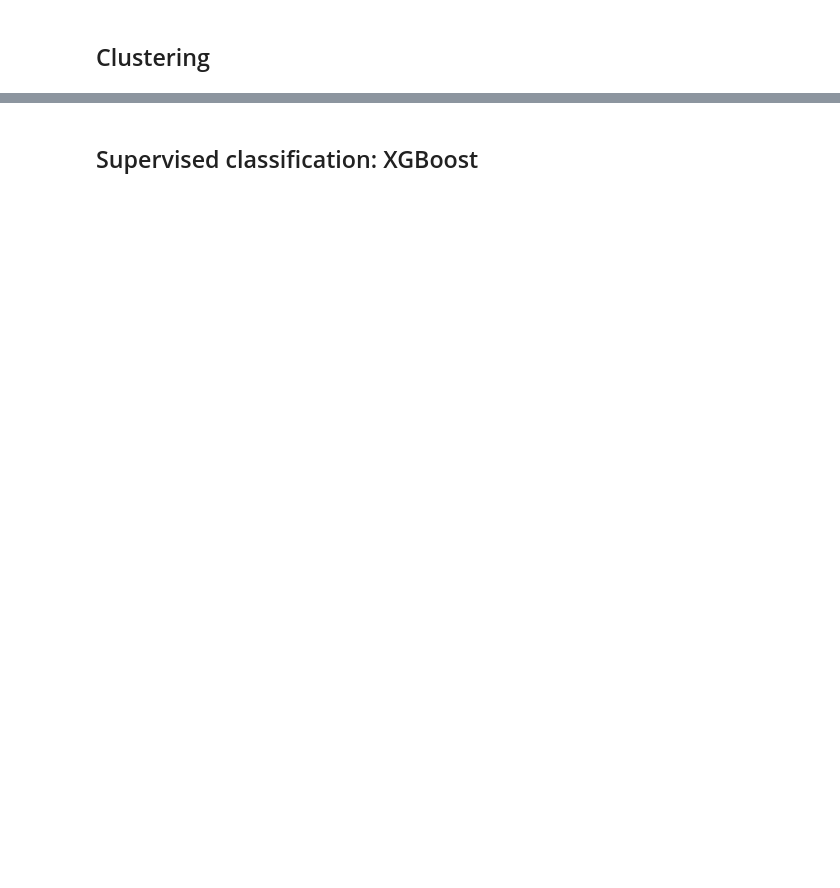
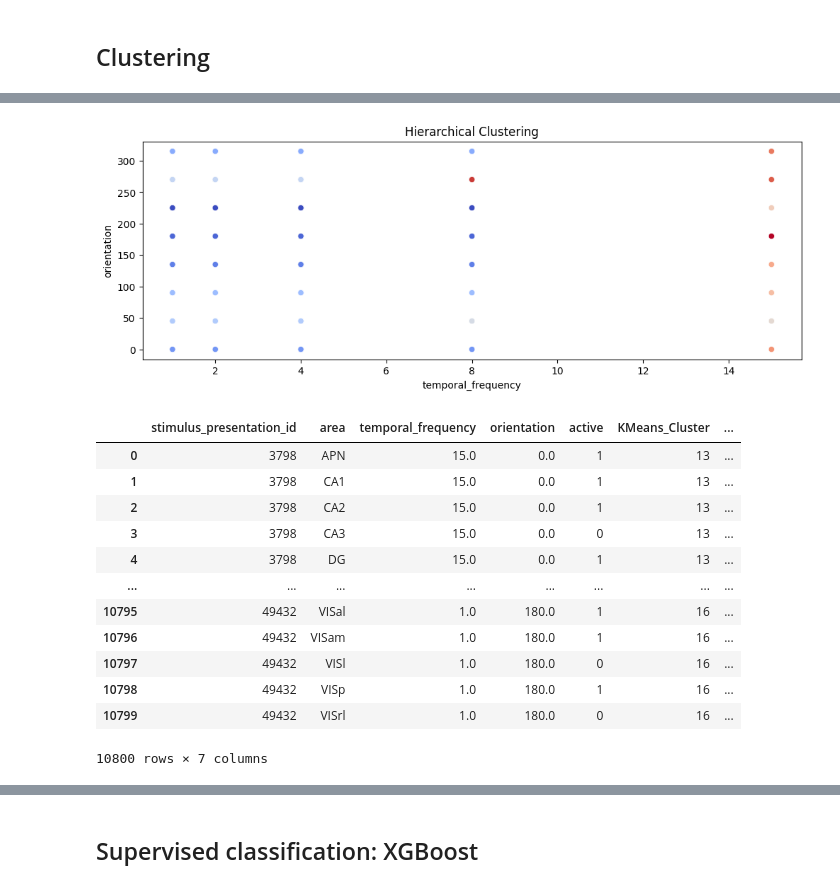
Before and after one commit to FilippoRonzino/mathematical-modelling-for-neuroscience, a Jupyter notebook: Clustering/classification_drifting_gratings.ipynb, the cells around one changed output, grey strips where cells are left out. Drawn from its saved outputs; the diff is of its cells as text; code cells hidden in the pictures; blank space fills up the shorter version.

```diff
--- a/Clustering/classification_drifting_gratings.ipynb
+++ b/Clustering/classification_drifting_gratings.ipynb
@@ -34,0 +72,25 @@ dataset
+# %%
+def apply_hierarchical_clustering(dataset, n_clusters, x_col='temporal_frequency', y_col='orientation'):
+    """
+    Applies Agglomerative (Hierarchical) Clustering to the dataset and plots the result.
+
+    Parameters:
+    - dataset: pandas DataFrame containing the data.
+    - n_clusters: int, number of clusters to form.
+    - x_col: str, feature name for x-axis in the plot.
+    - y_col: str, feature name for y-axis in the plot.
+
+    Returns:
+    - dataset: DataFrame with a new 'Hierarchical_Cluster' column.
+    """
+    X = dataset[[x_col, y_col]]
+    agglo = AgglomerativeClustering(n_clusters=n_clusters)
+    dataset['Hierarchical_Cluster'] = agglo.fit_predict(X)
+
+    plt.figure(figsize=(12, 4))
+    sns.scatterplot(x=dataset[x_col], y=dataset[y_col], hue=dataset['Hierarchical_Cluster'],
+                    palette='coolwarm', legend=False)
+    plt.title('Hierarchical Clustering')
+    plt.show()
+
+    return dataset
@@ -167,0 +330,17 @@ plt.show()
+# %%
+apply_hierarchical_clustering(dataset_drifting, n_clusters=n_classes, x_col=features_drifting[0], y_col=features_drifting[1])
+# %% [output]
+[figure, added]
+|  | stimulus_presentation_id | area | temporal_frequency | orientation | active | KMeans_Cluster | ... |
+| 0 | 3798 | APN | 15.0 | 0.0 | 1 | 13 | ... |
+| 1 | 3798 | CA1 | 15.0 | 0.0 | 1 | 13 | ... |
+| 2 | 3798 | CA2 | 15.0 | 0.0 | 1 | 13 | ... |
+| 3 | 3798 | CA3 | 15.0 | 0.0 | 0 | 13 | ... |
+| 4 | 3798 | DG | 15.0 | 0.0 | 1 | 13 | ... |
+| ... | ... | ... | ... | ... | ... | ... | ... |
+| 10795 | 49432 | VISal | 1.0 | 180.0 | 1 | 16 | ... |
+| 10796 | 49432 | VISam | 1.0 | 180.0 | 1 | 16 | ... |
+| 10797 | 49432 | VISl | 1.0 | 180.0 | 0 | 16 | ... |
+| 10798 | 49432 | VISp | 1.0 | 180.0 | 1 | 16 | ... |
+| 10799 | 49432 | VISrl | 1.0 | 180.0 | 0 | 16 | ... |
+10800 rows × 7 columns
```
Also changed, not shown: parts of 58 cells of this notebook.
